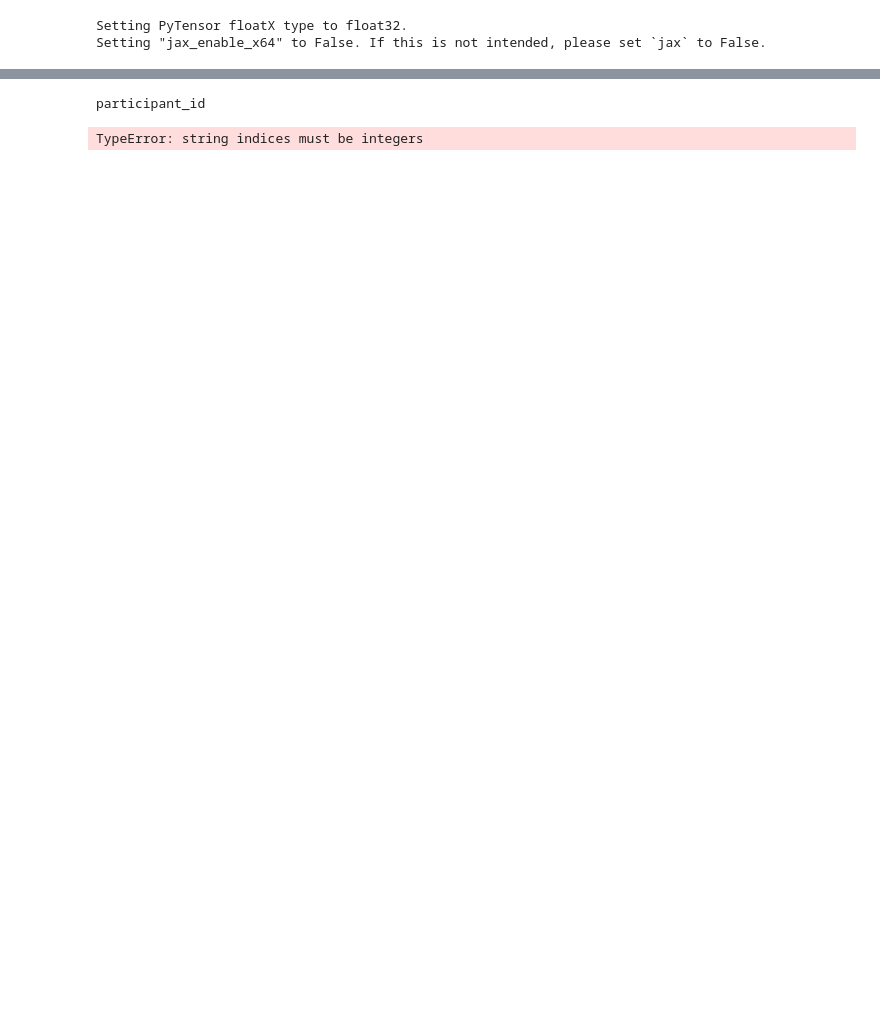
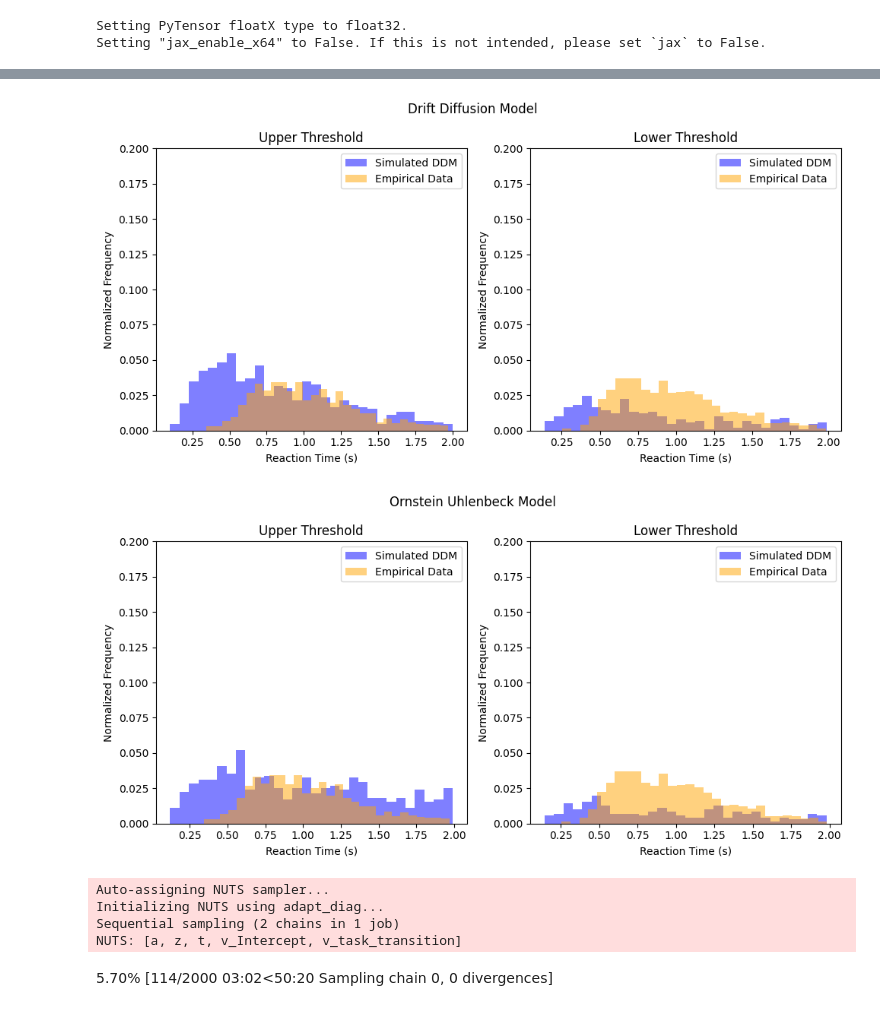
Before and after one commit to Kirschberg32/SwitchingTask_MfCS, a Jupyter notebook: K_Test_neu copy.ipynb, the cells around one changed output, grey strips where cells are left out. Saved outputs shown, nothing was run; the diff lists cells and outputs as text; code cells hidden in the pictures; blank space fills up the shorter version.

```diff
--- a/K_Test_neu copy.ipynb
+++ b/K_Test_neu copy.ipynb
@@ -109,11 +109,10 @@ filtered_df['congruency'] = filtered_df['congruency'].map({"congruent": 0.0, "in
 filtered_df = filtered_df.rename(columns={"key_press": "response"})
 filtered_df = filtered_df.dropna()
 
+filtered_df.drop(['participant_id', 'correct', 'coherent_movement_direction','coherent_orientation','task_type','congruency'], axis='columns', inplace=True)
 df = filtered_df
-#df
-for i in df:
-    print(i)
-#filtered_df['rt']
+df
+
 
 
 #combined_df
@@ -340,21 +351,18 @@ plt.show()
 y_max = 0.2       # maximum of y-axsis
 
 # simulation
-rt_upper = []           # list used to store reaction times for upper boundary
-rt_lower = []           # list used to store reaction times for lower boundary
+empirical_rt_upper = []           # list used to store reaction times for upper boundary
+empirical_rt_lower = []           # list used to store reaction times for lower boundary
 
 # simulate the DDM a number of times
-for value in df:
-    print(value)
+for index, row in df.iterrows():
 
     # if the simulation hit the lower bound, add decision time to list of lower reaction times
-    if value['task_type'] == 1: #movement
-        rt_lower.append(value['rt'])
+    if row['task_transition'] == 0: #orientation
+        empirical_rt_lower.append(row['rt'])
     # if the simulation hit the upper bound, add decision time to list of lower upper times
-    elif value['task_type'] == 0: #orientation
-        rt_upper.append(value['rt'])
-
-plot_ddm_histograms(rt_upper, rt_lower, y_max = y_max, model_name = 'Collected Data')
+    elif row['task_transition'] == 1: #movement
+        empirical_rt_upper.append(row['rt'])
 
 
 #####################
@@ -397,7 +405,7 @@ for sim in range(num_simulations):
   elif decision == 1:
       rt_upper.append(decision_time)
 
-plot_ddm_histograms(rt_upper, rt_lower, y_max = y_max, model_name = 'Drift Diffusion Model')
+plot_ddm_histograms(rt_upper, rt_lower, rt_upper_empirical = empirical_rt_upper, rt_lower_empirical = empirical_rt_lower, y_max = y_max, model_name = 'Drift Diffusion Model')
 
 #####################
 #### Ohrnstein Uhlenbeck Model
@@ -414,33 +422,33 @@ max_time = 2      # maximum number of simulated seconds
 mean_reversion=1  # rate of mean reversion (tendency to return to starting_point)
 
 # Plotting parameters
 y_max = 0.2       # maximum of y-axsis
 
 # simulation
 num_simulations = 1000  # number of simulated reaction times
 rt_upper = []           # list used to store reaction times for upper boundary
 rt_lower = []           # list used to store reaction times for lower boundary
 
 # simulate the DDM a number of times
 for sim in range(num_simulations):
 
   # for each simulation, retrive the decision, the evidence trace, and decision time
   decision_time, evidence_over_time, decision = run_ornstein_uhlenbeck(drift_rate = v,
                                                         threshold = a,
                                                         starting_point = z,
                                                         noise_std = sigma,
                                                         non_decision_time = t0,
                                                         dt = dt,
                                                         max_time = max_time)
 
   # if the simulation hit the lower bound, add decision time to list of lower reaction times
   if decision == -1:
       rt_lower.append(decision_time)
   # if the simulation hit the upper bound, add decision time to list of lower upper times
   elif decision == 1:
       rt_upper.append(decision_time)
 
-plot_ddm_histograms(rt_upper, rt_lower, y_max = y_max, model_name = 'Ornstein Uhlenbeck Model')
+plot_ddm_histograms(rt_upper, rt_lower, rt_upper_empirical = empirical_rt_upper, rt_lower_empirical = empirical_rt_lower, y_max = y_max, model_name = 'Ornstein Uhlenbeck Model')
 # %% [output]
-participant_id
-TypeError: string indices must be integers
+[figure, added]
+[figure, added]
@@ -446,0 +481,31 @@ TypeError: string indices must be integers
+# %%
+varying_drift_model_inference = varying_drift_model.sample(
+    #sampler="nuts_numpyro", # this is the specific MCMC sampling strategy we are using
+    cores=1,                # this is the number of CPU cores used to run MCMC sampling
+    chains=2,               # this is the number of independent "runs" we sample through the room of parameters
+    draws=1000,             # this is the number of samples you take to sample each chain (i.e., steps taken to explore the room in one run)
+    tune=1000,              #  the number of additional steps taken in each chain to adjust and optimize the sampler's settings before the actual sampling starts.
+    idata_kwargs=dict(log_likelihood=True),  # we need to include this argument to perform model comparison later on
+)
+
+varying_threshold_model_inference = varying_threshold_model.sample(
+    #sampler="nuts_numpyro", # this is the specific MCMC sampling strategy we are using
+    cores=1,                # this is the number of CPU cores used to run MCMC sampling
+    chains=2,               # this is the number of independent "runs" we sample through the room of parameters
+    draws=1000,             # this is the number of samples you take to sample each chain (i.e., steps taken to explore the room in one run)
+    tune=1000,              #  the number of additional steps taken in each chain to adjust and optimize the sampler's settings before the actual sampling starts.
+    idata_kwargs=dict(log_likelihood=True),  # we need to include this argument to perform model comparison later on
+)
+
+model_comparison = az.compare(
+    {
+        "varying drift": varying_drift_model.traces,
+        "varying threshold": varying_threshold_model.traces,
+    }
+)
+# %% [output]
+Auto-assigning NUTS sampler...
+Initializing NUTS using adapt_diag...
+Sequential sampling (2 chains in 1 job)
+NUTS: [a, z, t, v_Intercept, v_task_transition]
+5.70% [114/2000 03:02<50:20 Sampling chain 0, 0 divergences]
```
Also changed, not shown: parts of 3 cells of this notebook.
